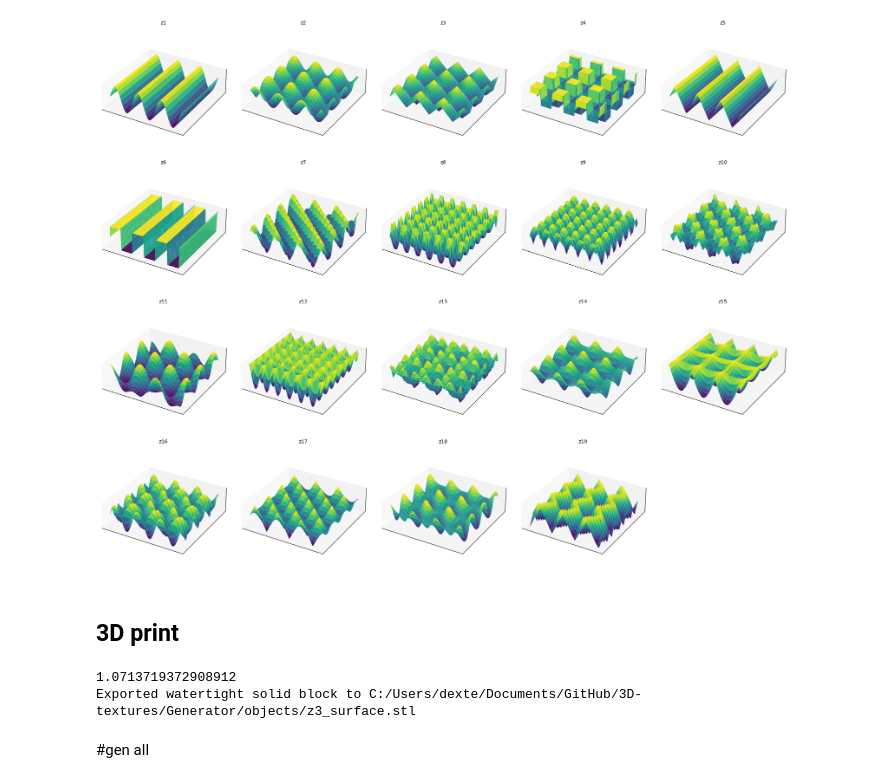
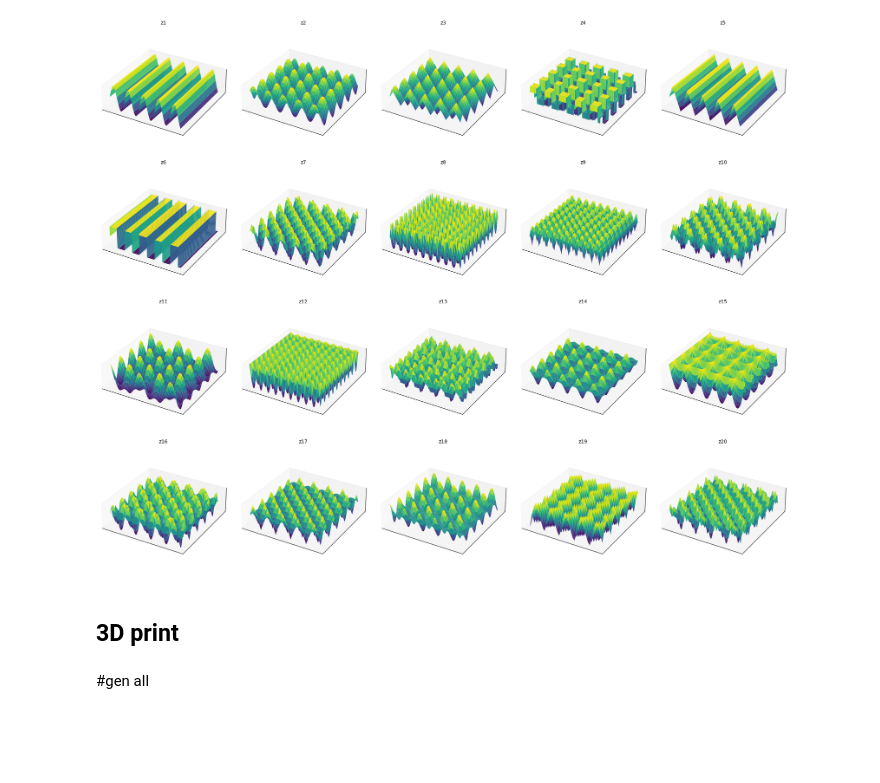
Before and after one commit to shepai/3D-textures, a Jupyter notebook: Generator/generator.ipynb, the cells around one changed output. Cells and saved outputs as stored; diff of their text form; code cells hidden in the pictures; blank space fills up the shorter version.

```diff
--- a/Generator/generator.ipynb
+++ b/Generator/generator.ipynb
@@ -4,8 +4,8 @@ import matplotlib.pyplot as plt
 from mpl_toolkits.mplot3d import Axes3D
 
 # Create meshgrid
-x_vals = np.arange(0, 6 * np.pi +0.5, 0.1)
-y_vals = np.arange(0, 6 * np.pi + 1.2, 0.1)
+x_vals = np.arange(0, 6 * np.pi +10.5, 0.1)
+y_vals = np.arange(0, 6 * np.pi + 11.2, 0.1)
 x, y = np.meshgrid(x_vals, y_vals)
 
 # z1
@@ -135,35 +120,35 @@ z21 = (np.sin(1*x) * np.cos(1*y) +
 # %%
 # List all textures
 zs = [
     z1, z2, z3, z4, z5, z6, z8, z9, z10, z11, z12,
     z13, z14, z15, z16, z17, z18,
-    z19, z20
+    z19, z20, z21
 ]
 
-titles = ["z1","z2","z3","z4","z5","z6","z7","z8", "z9", "z10", "z11", "z12", "z13", "z14", "z15", "z16", "z17", "z18", "z19", "z20", ]
+titles = ["z1","z2","z3","z4","z5","z6","z7","z8", "z9", "z10", "z11", "z12", "z13", "z14", "z15", "z16", "z17", "z18", "z19", "z20", "z21" ]
 
 fig = plt.figure(figsize=(20, 16))
 
 for i, (z, title) in enumerate(zip(zs, titles), start=1):
     ax = fig.add_subplot(4, 5, i, projection='3d')
     ax.plot_surface(
         x, y, z,
         cmap='viridis',
         edgecolor='none',
         linewidth=0,
         antialiased=True
     )
 
     ax.set_title(title, fontsize=10)
     ax.set_xticks([])
     ax.set_yticks([])
     ax.set_zticks([])
     ax.set_box_aspect([1, 1, 0.3])
 
 plt.tight_layout()
 plt.show()
 # %% [output]
-[figure, old version]
+[figure, new version]
 # %% [markdown]
 ## 3D print
 # %%
@@ -246,13 +231,6 @@ def export_surface_to_solid_block(x, y, z, filename="solid_block.stl", thickness
     mesh = trimesh.Trimesh(vertices=vertices, faces=faces, process=True)
     mesh.export(filename)
     print(f"Exported watertight solid block to {filename}")
-# %%
-export_surface_to_solid_block(x, y, z3, filename='C:/Users/dexte/Documents/GitHub/3D-textures/Generator/objects/z3_surface.stl')
-#
-# surface_to_stl(x, y, z3, filename='C:/Users/dexte/Documents/GitHub/3D-textures/Generator/objects/z3_surface.stl', height_offset=10)
-# %% [output]
-1.0713719372908912
-Exported watertight solid block to C:/Users/dexte/Documents/GitHub/3D-textures/Generator/objects/z3_surface.stl
 # %% [markdown]
 #gen all
 # %%
```
Also changed, not shown: parts of 5 cells of this notebook, 9 other files.
